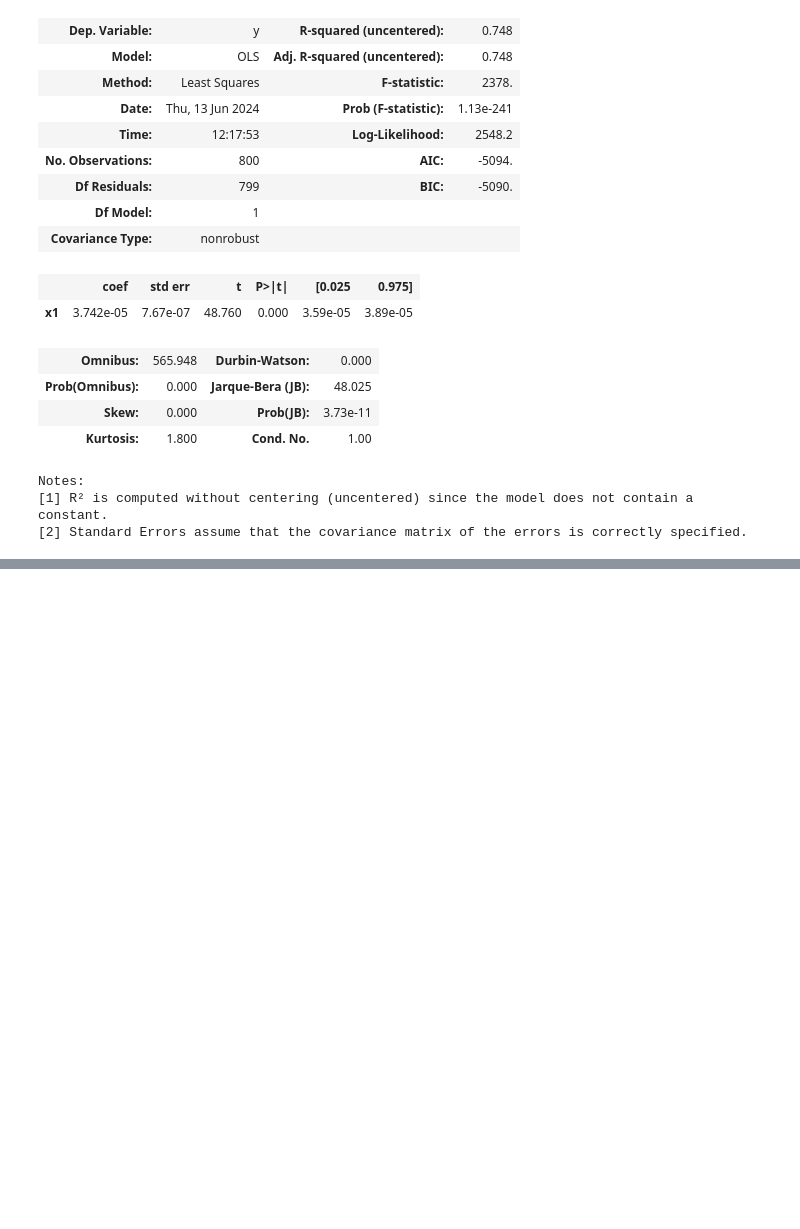
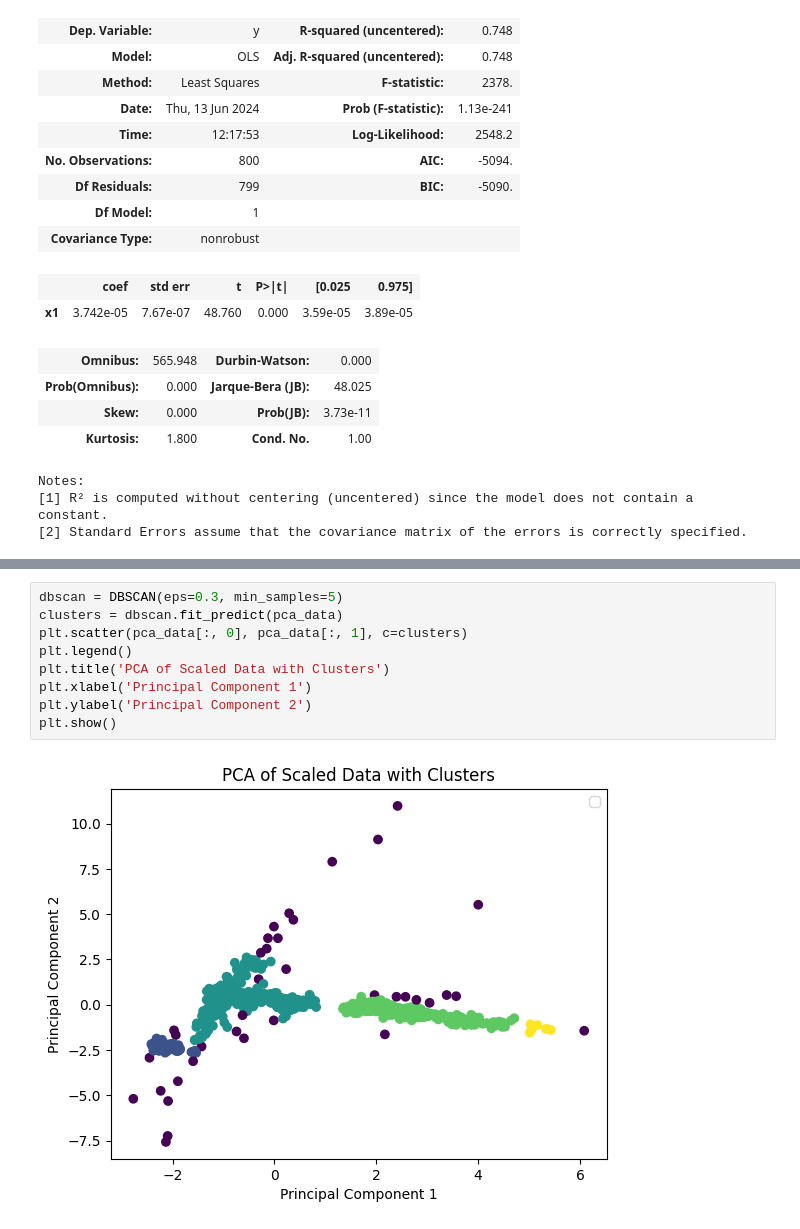
Before and after one commit to luukhfontys/Datascience-eindopdracht, a Jupyter notebook: DS Eindopdracht.ipynb, the cells around one changed output, grey strips where cells are left out. Cells and saved outputs as stored; diff of their text form; blank space fills up the shorter version.

```diff
--- a/DS Eindopdracht.ipynb
+++ b/DS Eindopdracht.ipynb
@@ -577,0 +601,11 @@ Notes:
+# %%
+dbscan = DBSCAN(eps=0.3, min_samples=5)
+clusters = dbscan.fit_predict(pca_data)
+plt.scatter(pca_data[:, 0], pca_data[:, 1], c=clusters)
+plt.legend()
+plt.title('PCA of Scaled Data with Clusters')
+plt.xlabel('Principal Component 1')
+plt.ylabel('Principal Component 2')
+plt.show()
+# %% [output]
+[figure, added]
```
Also changed, not shown: parts of 7 cells of this notebook.
